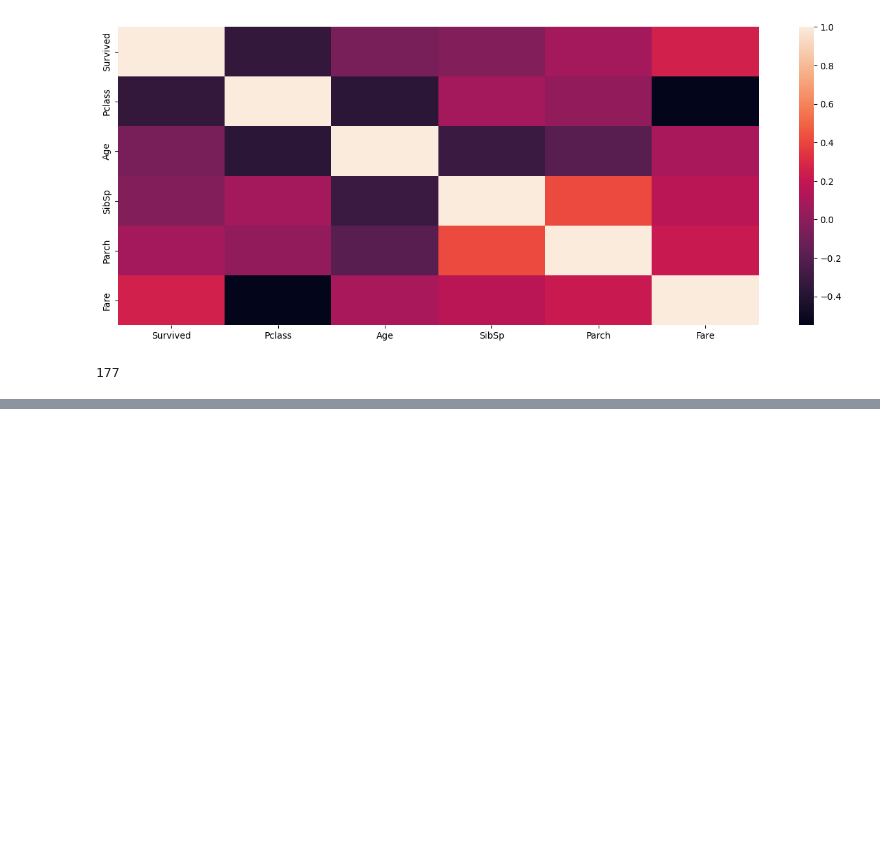
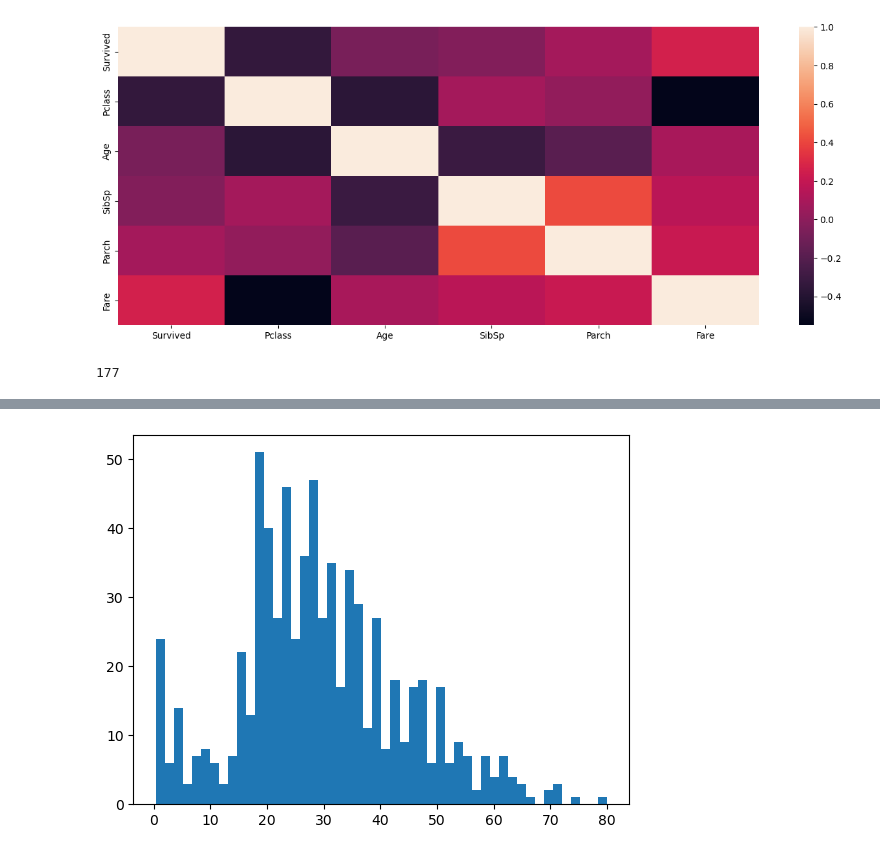
Before and after one commit to DeePesh9517/kaggle_challenges, a Jupyter notebook: titanic_challenge/Titanic-Machine Learning from Disaster.ipynb, the cells around one changed output, grey strips where cells are left out. Cells and saved outputs as stored; diff of their text form; code cells hidden in the pictures; blank space fills up the shorter version.

```diff
--- a/titanic_challenge/Titanic-Machine Learning from Disaster.ipynb
+++ b/titanic_challenge/Titanic-Machine Learning from Disaster.ipynb
@@ -113,0 +141,5 @@ df.isnull().sum().sum()
+# %%
+plt.hist(df['Age'], bins=50)
+plt.show()
+# %% [output]
+[figure, added]
```
Also changed, not shown: parts of 24 cells of this notebook, 1 other file.
